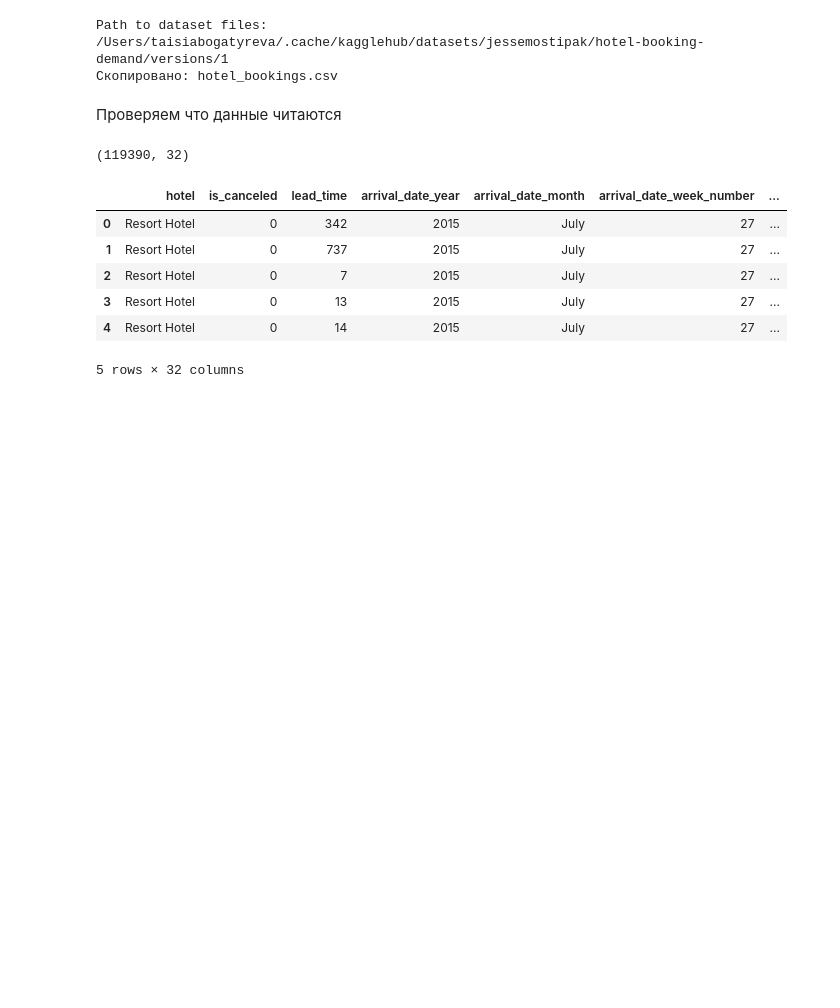
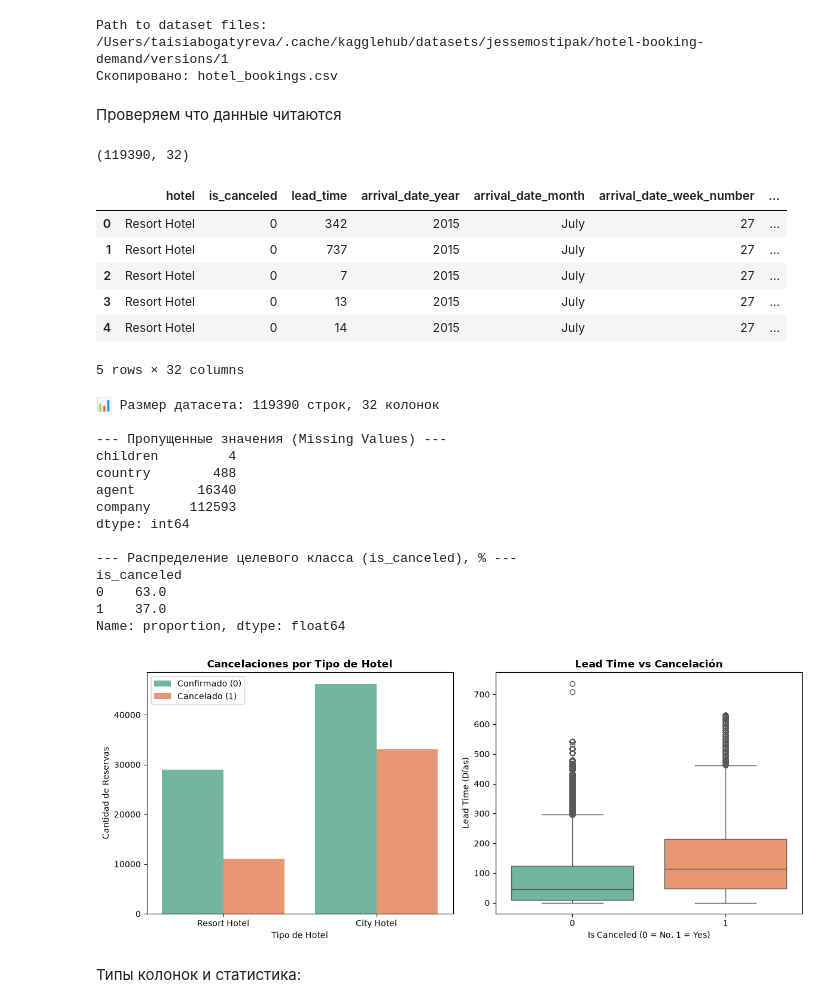
Before and after one commit to bogatyrevata/hotel-cancellations, a Jupyter notebook: notebooks/01_eda.ipynb, the cells around one changed output. Cells and saved outputs as stored; diff of their text form; code cells hidden in the pictures; blank space fills up the shorter version.

Commit message:
feat: add initial EDA of hotel bookings

```diff
--- a/notebooks/01_eda.ipynb
+++ b/notebooks/01_eda.ipynb
@@ -35,3 +35,59 @@ df.head()
 | 3 | Resort Hotel | 0 | 13 | 2015 | July | 27 | ... |
 | 4 | Resort Hotel | 0 | 14 | 2015 | July | 27 | ... |
 5 rows × 32 columns
+# %%
+import pandas as pd
+import numpy as np
+import matplotlib.pyplot as plt
+import seaborn as sns
+
+# 1. Загрузка данных
+df = pd.read_csv("../data/raw/hotel_bookings.csv")
+
+# 2. Первичная диагностика
+print(f"📊 Размер датасета: {df.shape[0]} строк, {df.shape[1]} колонок\n")
+
+print("--- Пропущенные значения (Missing Values) ---")
+missing = df.isnull().sum()
+print(missing[missing > 0])
+
+print("\n--- Распределение целевого класса (is_canceled), % ---")
+print((df['is_canceled'].value_counts(normalize=True) * 100).round(1))
+
+# 3. Визуализация
+plt.figure(figsize=(12, 5))
+
+plt.subplot(1, 2, 1)
+sns.countplot(data=df, x='hotel', hue='is_canceled', palette='Set2')
+plt.title('Cancelaciones por Tipo de Hotel', fontsize=12, fontweight='bold')
+plt.xlabel('Tipo de Hotel')
+plt.ylabel('Cantidad de Reservas')
+plt.legend(['Confirmado (0)', 'Cancelado (1)'])
+
+plt.subplot(1, 2, 2)
+sns.boxplot(data=df, x='is_canceled', y='lead_time',
+            hue='is_canceled', palette='Set2', legend=False)
+plt.title('Lead Time vs Cancelación', fontsize=12, fontweight='bold')
+plt.xlabel('Is Canceled (0 = No, 1 = Yes)')
+plt.ylabel('Lead Time (Días)')
+
+plt.tight_layout()
+plt.show()
+# %% [output]
+📊 Размер датасета: 119390 строк, 32 колонок
+
+--- Пропущенные значения (Missing Values) ---
+children         4
+country        488
+agent        16340
+company     112593
+dtype: int64
+
+--- Распределение целевого класса (is_canceled), % ---
+is_canceled
+0    63.0
+1    37.0
+Name: proportion, dtype: float64
+[figure, added]
+# %% [markdown]
+Типы колонок и статистика:
```
Also changed, not shown: parts of 8 cells of this notebook.
